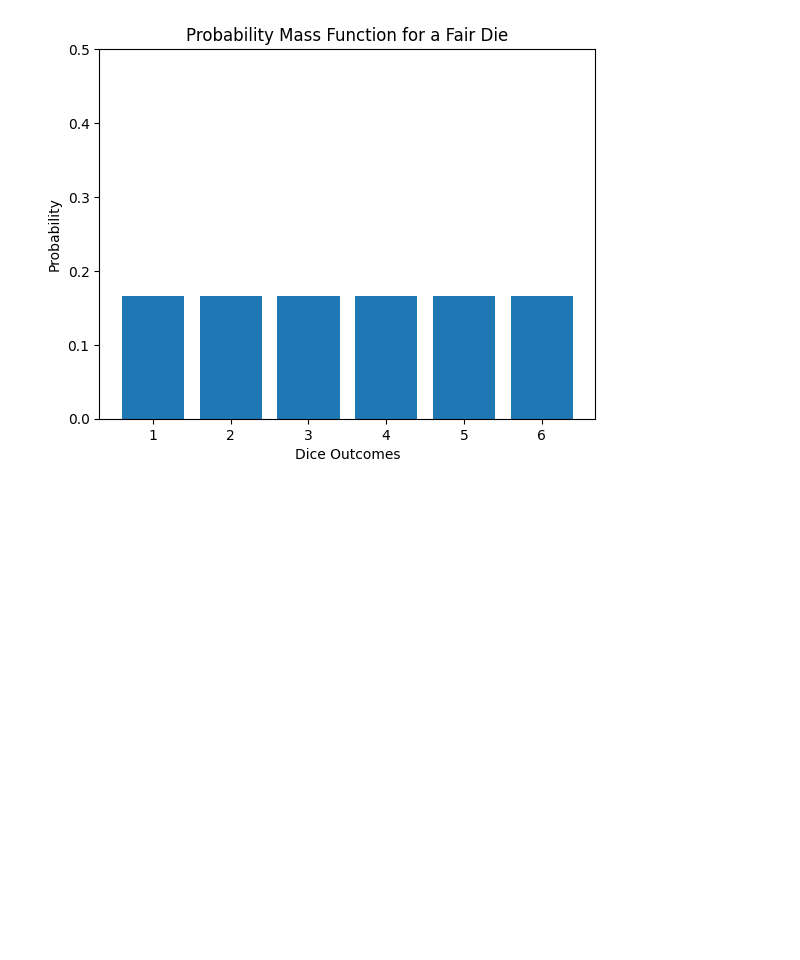
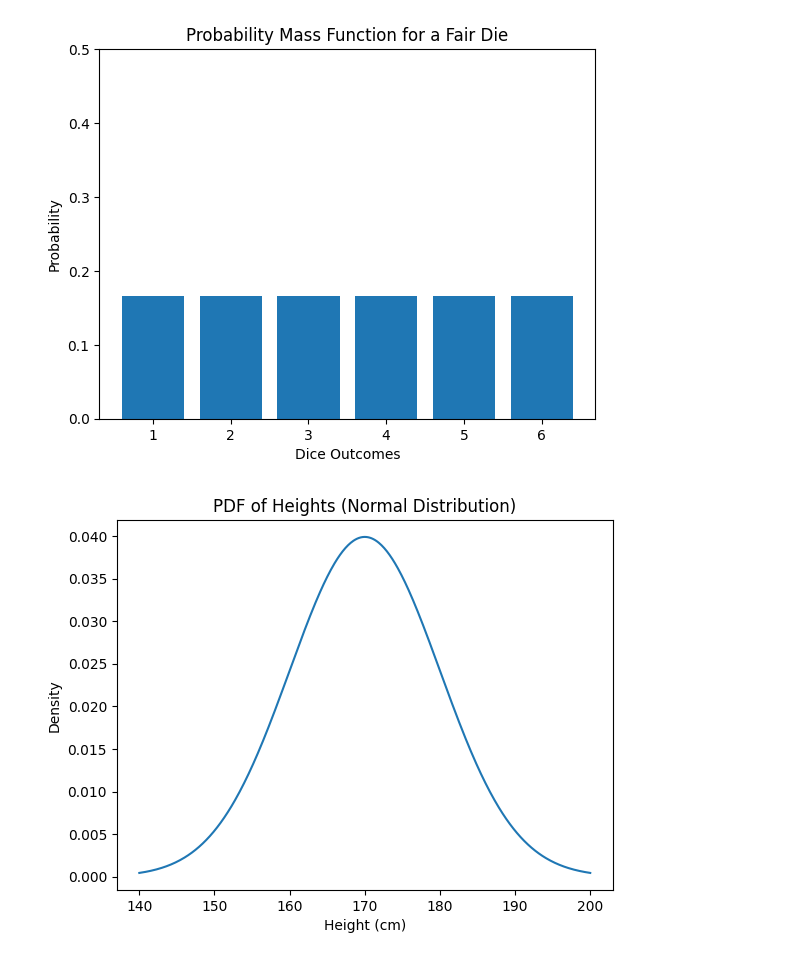
Before and after one commit to dhunganabibek/ml-deep-learning, a Jupyter notebook: statistics/statistics.ipynb, the cells around one changed output. Drawn from its saved outputs; the diff is of its cells as text; code cells hidden in the pictures; blank space fills up the shorter version.

Commit message:
density estimation

```diff
--- a/statistics/statistics.ipynb
+++ b/statistics/statistics.ipynb
@@ -76,3 +76,21 @@ plt.ylim(0, 0.5)
 plt.show()
 # %% [output]
 [figure]
+# %%
+# probability density function
+# Continuous random variable: Height (simulated)
+from scipy.stats import norm
+
+mean_height = 170  # cm
+std_dev = 10
+
+x = np.linspace(140, 200, 500)
+pdf = norm.pdf(x, mean_height, std_dev)
+
+plt.plot(x, pdf)
+plt.xlabel('Height (cm)')
+plt.ylabel('Density')
+plt.title('PDF of Heights (Normal Distribution)')
+plt.show()
+# %% [output]
+[figure, added]
```
Also changed, not shown: parts of 1 cell of this notebook.
